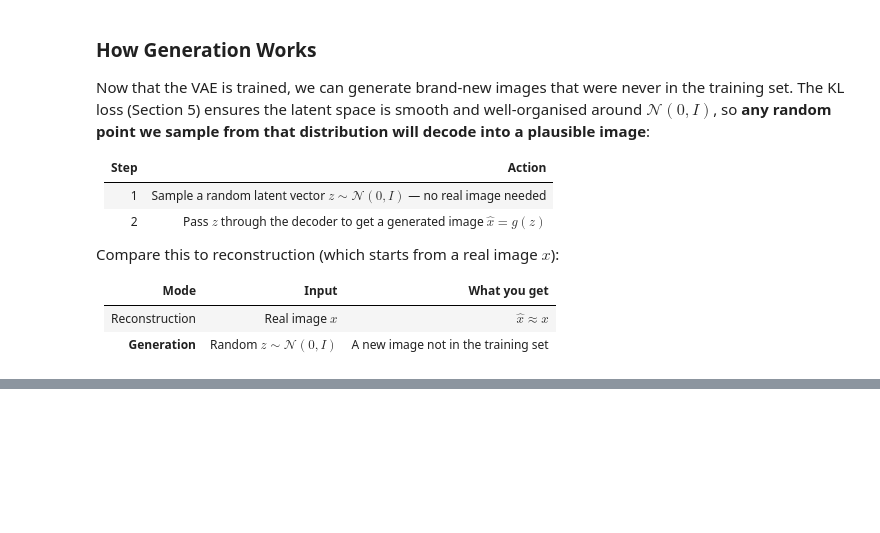
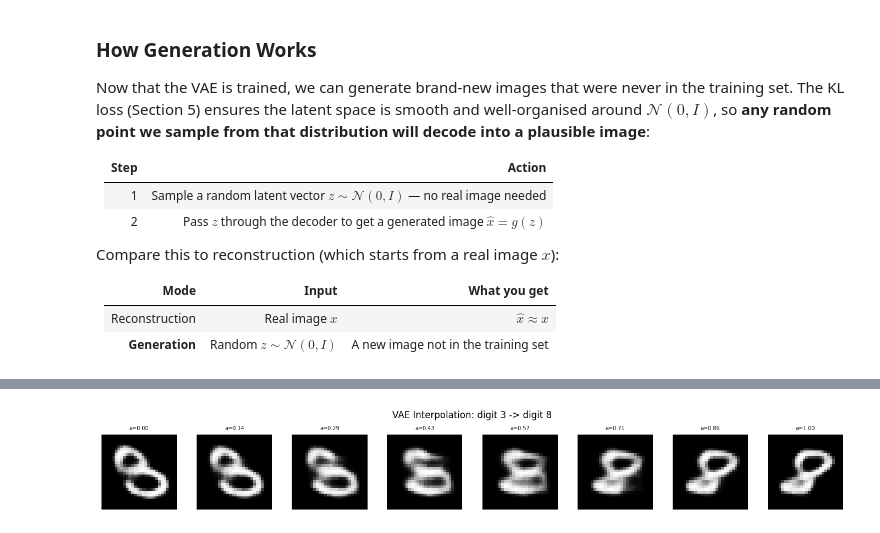
Before and after one commit to Sakibapon/CS6540, a Jupyter notebook: Encoders/encoders_ae_vae.ipynb, the cells around one changed output, grey strips where cells are left out. Drawn from its saved outputs; the diff is of its cells as text; code cells hidden in the pictures; blank space fills up the shorter version.

```diff
--- a/Encoders/encoders_ae_vae.ipynb
+++ b/Encoders/encoders_ae_vae.ipynb
@@ -950,0 +998,46 @@ All code in this notebook is adapted from the following sources:
+# %%
+# ── Exercise 2: VAE Latent Space Interpolation ───────────────────────────
+
+# Pick one image of digit 3 and one of digit 8 from the test set
+imgs_by_class = {}
+for imgs, labels in test_loader:
+    for img, label in zip(imgs, labels):
+        c = label.item()
+        if c not in imgs_by_class:
+            imgs_by_class[c] = img
+    if 3 in imgs_by_class and 8 in imgs_by_class:
+        break
+
+img_a = imgs_by_class[3].unsqueeze(0).to(device)  # Digit 3: shape (1, 1, 28, 28)
+img_b = imgs_by_class[8].unsqueeze(0).to(device)  # Digit 8
+
+vae.eval()
+with torch.no_grad():
+    # TODO 1: encode img_a and img_b to get their mean latent codes
+    # Hint: vae.encode(img) returns (mu, logvar) — we only need mu
+    mu_a = vae.encode(img_a)[0]  # TODO: vae.encode(img_a)[0]
+    mu_b = vae.encode(img_b)[0]  # TODO: vae.encode(img_b)[0]
+
+    if mu_a is not None and mu_b is not None:
+        alphas  = torch.linspace(0, 1, 8)
+        interps = []
+        for alpha in alphas:
+            # TODO 2: compute the interpolated latent vector
+            z_interp = (1 - alpha) * mu_a + alpha * mu_b  # TODO: (1 - alpha) * mu_a + alpha * mu_b
+            if z_interp is None: break
+            interps.append(vae.decode(z_interp).cpu())
+
+        if interps:
+            fig, axes = plt.subplots(1, 8, figsize=(14, 2))
+            for i, (img, alpha) in enumerate(zip(interps, alphas)):
+                axes[i].imshow(img.squeeze(), cmap='gray')
+                axes[i].axis('off')
+                axes[i].set_title(f'a={alpha:.2f}', fontsize=7)
+            plt.suptitle('VAE Interpolation: digit 3 -> digit 8')
+            plt.tight_layout(); plt.show()
+        else:
+            print('Complete TODO 2 to see the interpolation.')
+    else:
+        print('Complete TODO 1 to run Exercise 2.')
+# %% [output]
+[figure, added]
```
Also changed, not shown: parts of 31 cells of this notebook.
